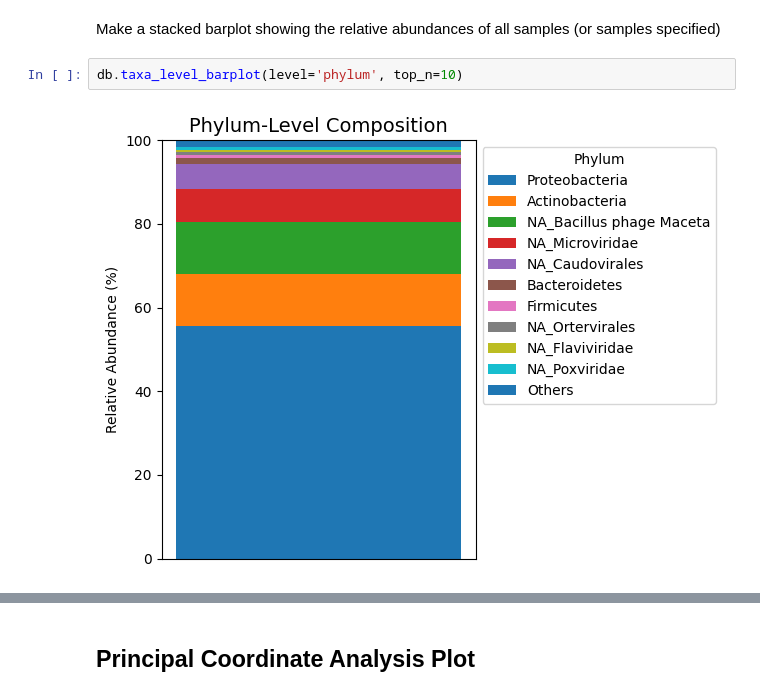
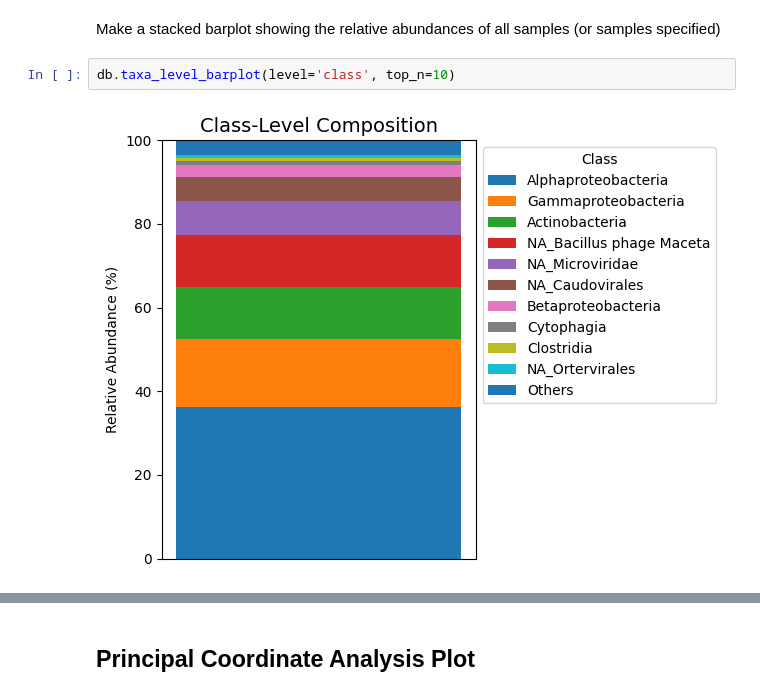
Before and after one commit to Opoku-Emma/process-metalign, a Jupyter notebook: analysis_notebook.ipynb, the cells around one changed output, grey strips where cells are left out. Saved outputs shown, nothing was run; the diff lists cells and outputs as text.

```diff
--- a/analysis_notebook.ipynb
+++ b/analysis_notebook.ipynb
@@ -134,6 +140,6 @@ db.barplot_by_sample("A01", "class", 12)
 # %% [markdown]
 Make a stacked barplot showing the relative abundances of all samples (or samples specified)
 # %%
-db.taxa_level_barplot(level='phylum', top_n=10)
+db.taxa_level_barplot(level='class', top_n=10)
 # %% [output]
-[figure, old version]
+[figure, new version]
```
Also changed, not shown: parts of 22 cells of this notebook, 2 other files.
